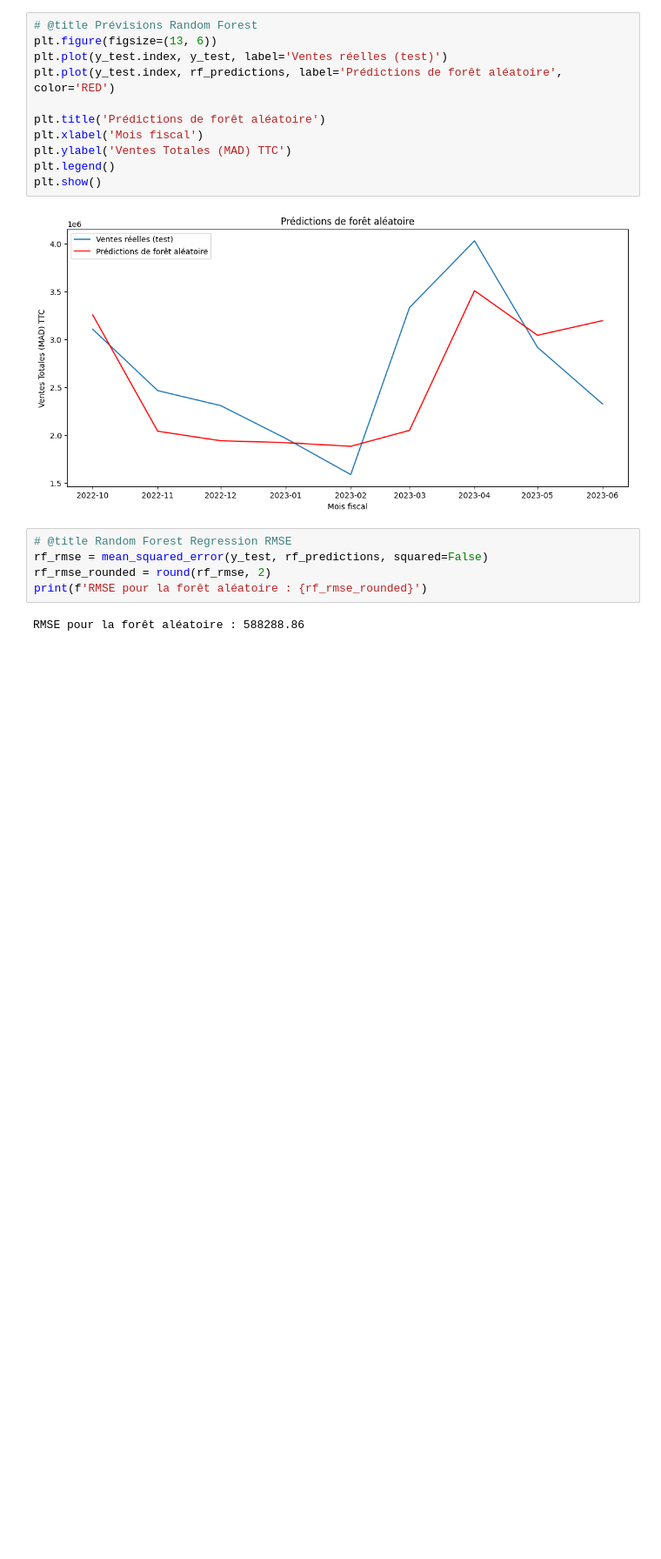
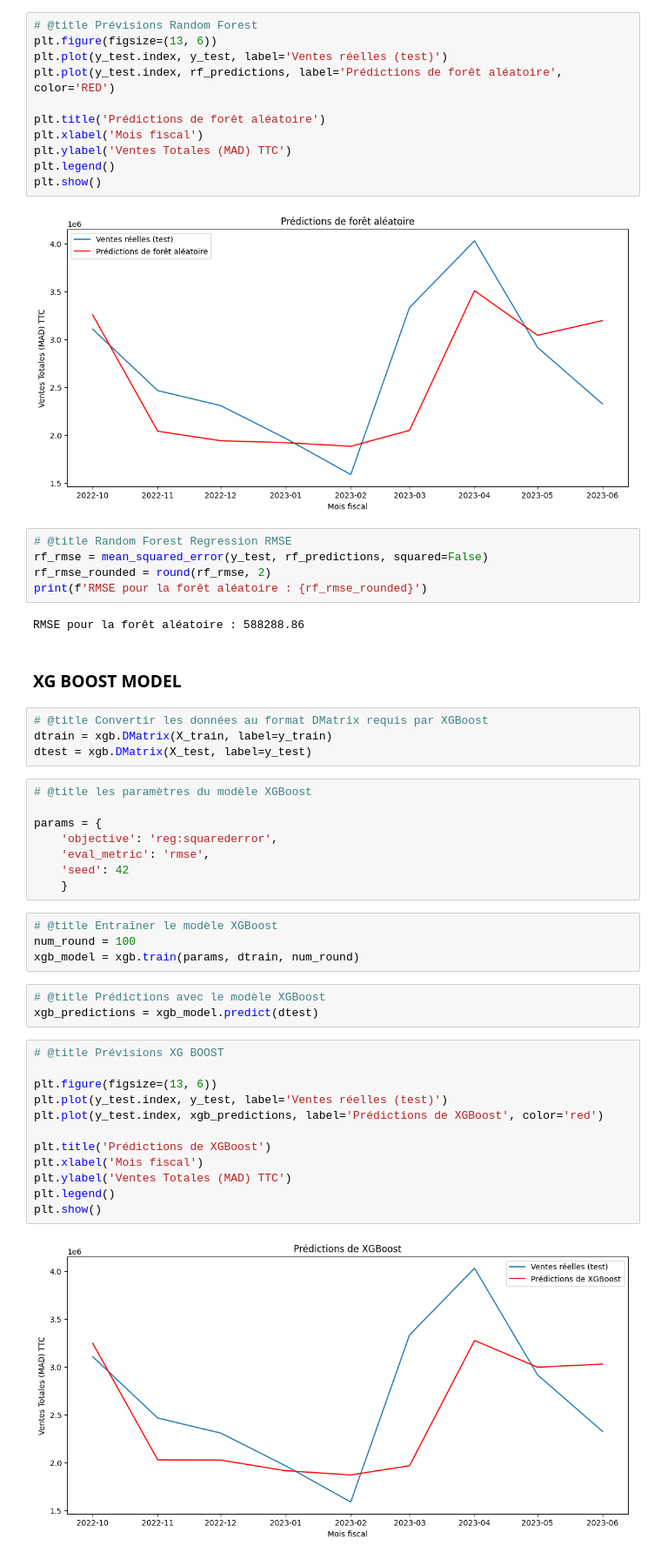
Before and after one commit to hafsaAit/MODELS, a Jupyter notebook: Models_(ARMA_ARIMA_SARIMAX_AUTO-ARIMA_PROPHET_SKTIME).ipynb, the cells around one changed output. Shown at 87% size. Saved outputs shown, nothing was run; the diff lists cells and outputs as text; blank space fills up the shorter version.

```diff
--- a/Models_(ARMA_ARIMA_SARIMAX_AUTO-ARIMA_PROPHET_SKTIME).ipynb
+++ b/Models_(ARMA_ARIMA_SARIMAX_AUTO-ARIMA_PROPHET_SKTIME).ipynb
@@ -822,3 +823,38 @@ rf_rmse_rounded = round(rf_rmse, 2)
 print(f'RMSE pour la forêt aléatoire : {rf_rmse_rounded}')
 # %% [output]
 RMSE pour la forêt aléatoire : 588288.86
+# %% [markdown]
+### XG BOOST MODEL
+# %%
+# @title Convertir les données au format DMatrix requis par XGBoost
+dtrain = xgb.DMatrix(X_train, label=y_train)
+dtest = xgb.DMatrix(X_test, label=y_test)
+# %%
+# @title les paramètres du modèle XGBoost
+
+params = {
+    'objective': 'reg:squarederror',
+    'eval_metric': 'rmse',
+    'seed': 42
+    }
+# %%
+# @title Entraîner le modèle XGBoost
+num_round = 100
+xgb_model = xgb.train(params, dtrain, num_round)
+# %%
+# @title Prédictions avec le modèle XGBoost
+xgb_predictions = xgb_model.predict(dtest)
+# %%
+# @title Prévisions XG BOOST
+
+plt.figure(figsize=(13, 6))
+plt.plot(y_test.index, y_test, label='Ventes réelles (test)')
+plt.plot(y_test.index, xgb_predictions, label='Prédictions de XGBoost', color='red')
+
+plt.title('Prédictions de XGBoost')
+plt.xlabel('Mois fiscal')
+plt.ylabel('Ventes Totales (MAD) TTC')
+plt.legend()
+plt.show()
+# %% [output]
+[figure, added]
```
Also changed, not shown: parts of 3 cells of this notebook.
